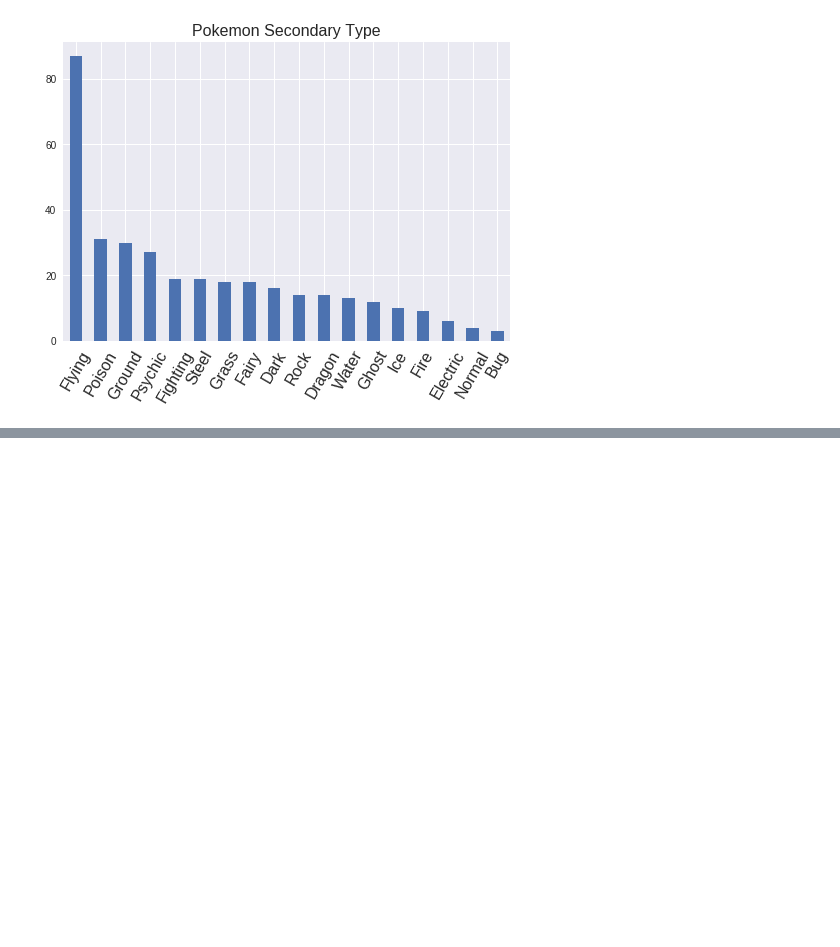
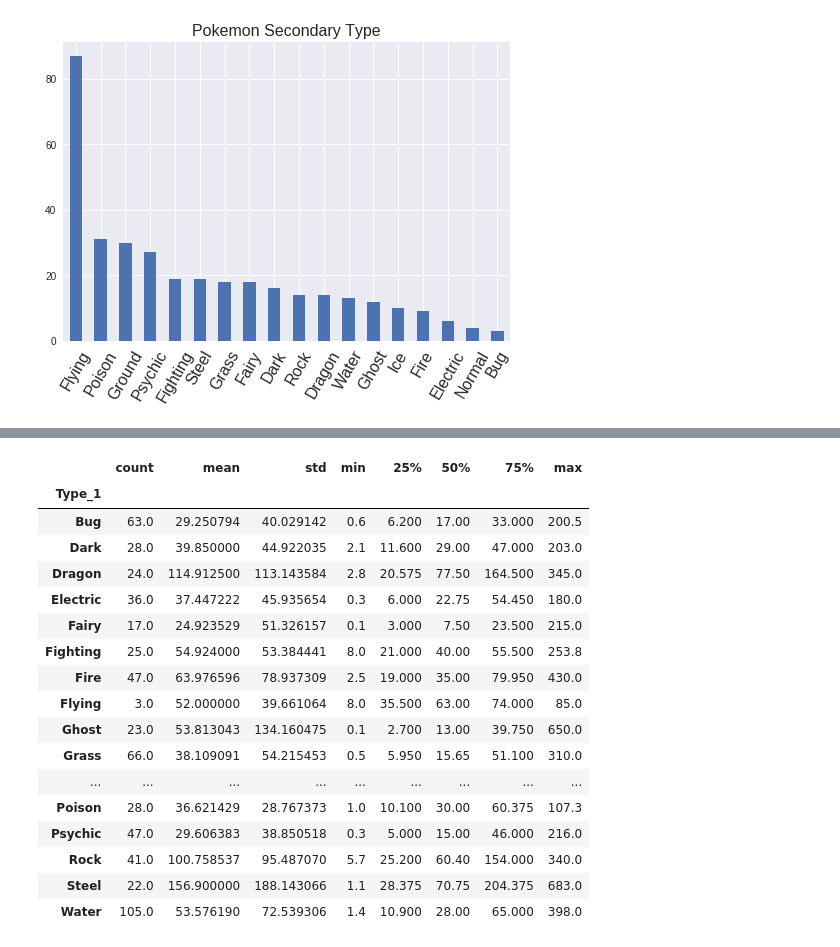
Before and after one commit to varennes/Pokemon-ML, a Jupyter notebook: notebook/01_main.ipynb, the cells around one changed output, grey strips where cells are left out. Drawn from its saved outputs; the diff is of its cells as text; code cells hidden in the pictures; blank space fills up the shorter version.

Commit message:
started type analysis

```diff
--- a/notebook/01_main.ipynb
+++ b/notebook/01_main.ipynb
@@ -65,0 +90,21 @@ plt.xticks( fontsize=16, rotation=60)
+# %%
+df_master.groupby('Type_1')['Weight_kg'].describe()
+# %% [output]
+|  | count | mean | std | min | 25% | 50% | 75% | max |
+| Type_1 |  |  |  |  |  |  |  |  |
+| Bug | 63.0 | 29.250794 | 40.029142 | 0.6 | 6.200 | 17.00 | 33.000 | 200.5 |
+| Dark | 28.0 | 39.850000 | 44.922035 | 2.1 | 11.600 | 29.00 | 47.000 | 203.0 |
+| Dragon | 24.0 | 114.912500 | 113.143584 | 2.8 | 20.575 | 77.50 | 164.500 | 345.0 |
+| Electric | 36.0 | 37.447222 | 45.935654 | 0.3 | 6.000 | 22.75 | 54.450 | 180.0 |
+| Fairy | 17.0 | 24.923529 | 51.326157 | 0.1 | 3.000 | 7.50 | 23.500 | 215.0 |
+| Fighting | 25.0 | 54.924000 | 53.384441 | 8.0 | 21.000 | 40.00 | 55.500 | 253.8 |
+| Fire | 47.0 | 63.976596 | 78.937309 | 2.5 | 19.000 | 35.00 | 79.950 | 430.0 |
+| Flying | 3.0 | 52.000000 | 39.661064 | 8.0 | 35.500 | 63.00 | 74.000 | 85.0 |
+| Ghost | 23.0 | 53.813043 | 134.160475 | 0.1 | 2.700 | 13.00 | 39.750 | 650.0 |
+| Grass | 66.0 | 38.109091 | 54.215453 | 0.5 | 5.950 | 15.65 | 51.100 | 310.0 |
+| ... | ... | ... | ... | ... | ... | ... | ... | ... |
+| Poison | 28.0 | 36.621429 | 28.767373 | 1.0 | 10.100 | 30.00 | 60.375 | 107.3 |
+| Psychic | 47.0 | 29.606383 | 38.850518 | 0.3 | 5.000 | 15.00 | 46.000 | 216.0 |
+| Rock | 41.0 | 100.758537 | 95.487070 | 5.7 | 25.200 | 60.40 | 154.000 | 340.0 |
+| Steel | 22.0 | 156.900000 | 188.143066 | 1.1 | 28.375 | 70.75 | 204.375 | 683.0 |
+| Water | 105.0 | 53.576190 | 72.539306 | 1.4 | 10.900 | 28.00 | 65.000 | 398.0 |
```
Also changed, not shown: parts of 8 cells of this notebook.
